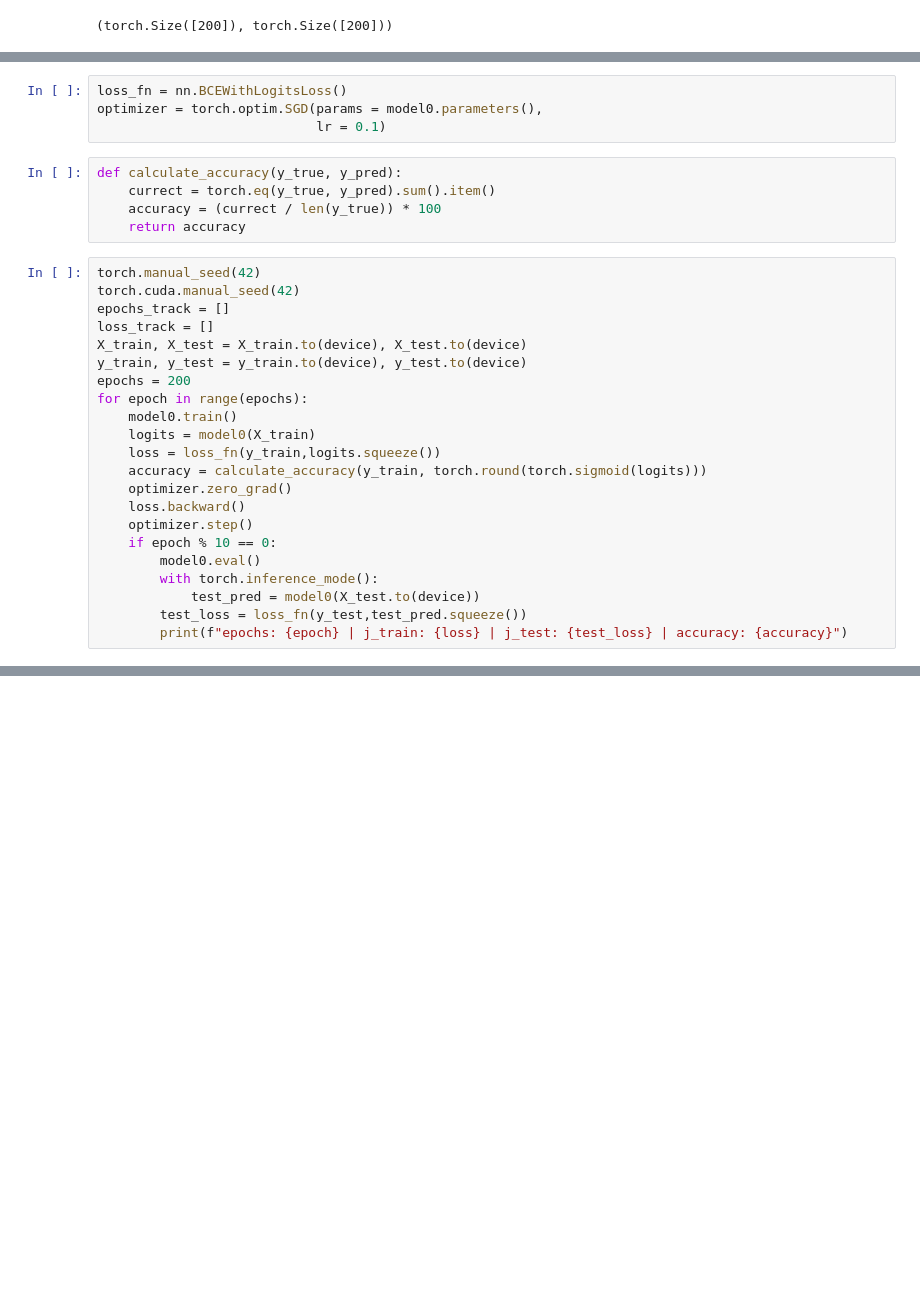
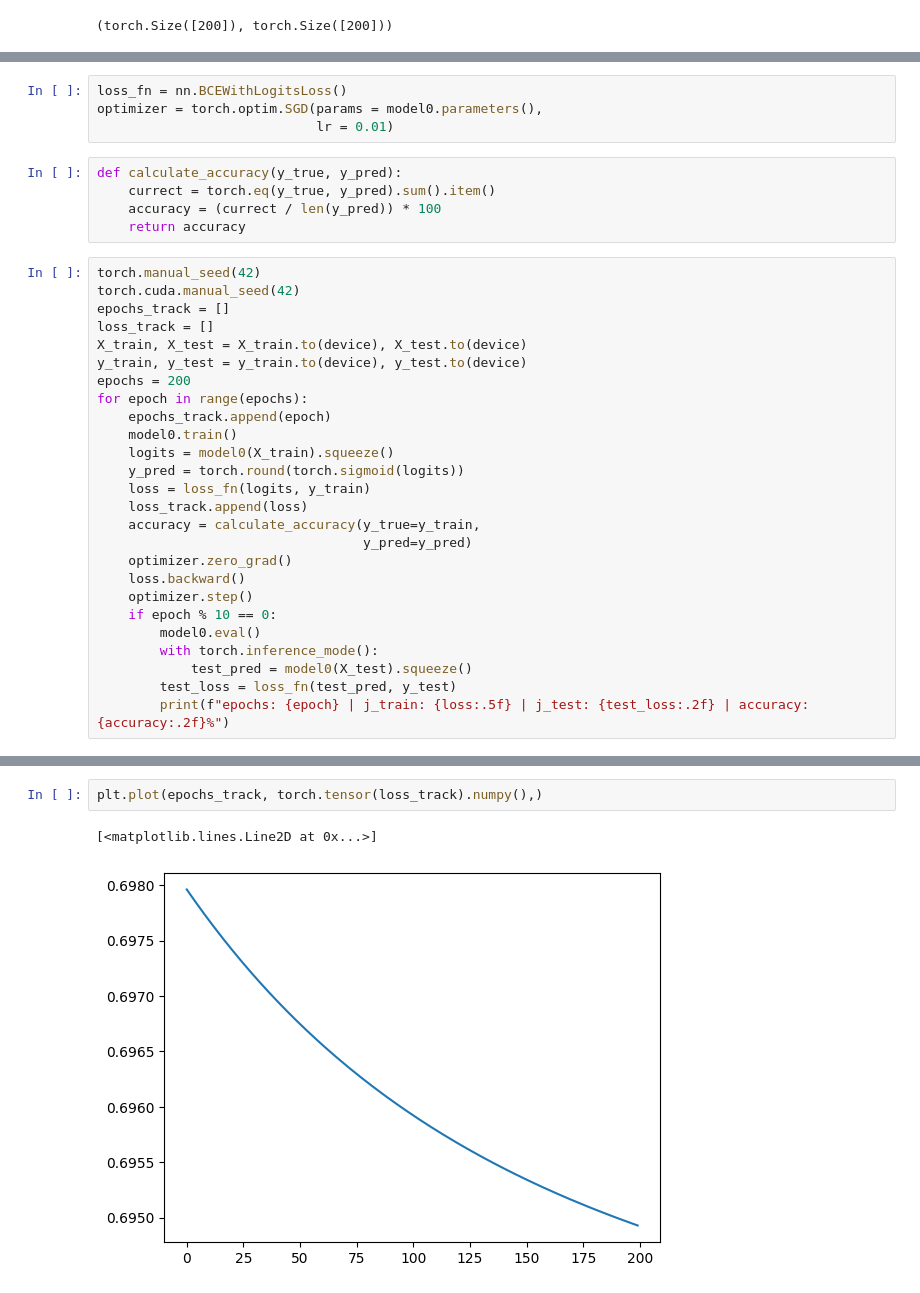
Before and after one commit to midlajmarutha/deeplearning_pytorch, a Jupyter notebook: nn_classification_with_pytorch.ipynb, the cells around one changed output, grey strips where cells are left out. Drawn from its saved outputs; the diff is of its cells as text; blank space fills up the shorter version.

```diff
--- a/nn_classification_with_pytorch.ipynb
+++ b/nn_classification_with_pytorch.ipynb
@@ -108,11 +108,11 @@ pred[:5], y_test[:5]
 # %%
 loss_fn = nn.BCEWithLogitsLoss()
 optimizer = torch.optim.SGD(params = model0.parameters(),
-                            lr = 0.1)
+                            lr = 0.01)
 # %%
 def calculate_accuracy(y_true, y_pred):
     currect = torch.eq(y_true, y_pred).sum().item()
-    accuracy = (currect / len(y_true)) * 100
+    accuracy = (currect / len(y_pred)) * 100
     return accuracy
 # %%
 torch.manual_seed(42)
@@ -123,17 +123,21 @@ X_train, X_test = X_train.to(device), X_test.to(device)
 y_train, y_test = y_train.to(device), y_test.to(device)
 epochs = 200
 for epoch in range(epochs):
+    epochs_track.append(epoch)
     model0.train()
-    logits = model0(X_train)
-    loss = loss_fn(y_train,logits.squeeze())
-    accuracy = calculate_accuracy(y_train, torch.round(torch.sigmoid(logits)))
+    logits = model0(X_train).squeeze()
+    y_pred = torch.round(torch.sigmoid(logits))
+    loss = loss_fn(logits, y_train)
+    loss_track.append(loss)
+    accuracy = calculate_accuracy(y_true=y_train,
+                                  y_pred=y_pred)
     optimizer.zero_grad()
     loss.backward()
     optimizer.step()
     if epoch % 10 == 0:
         model0.eval()
         with torch.inference_mode():
-            test_pred = model0(X_test.to(device))
-        test_loss = loss_fn(y_test,test_pred.squeeze())
-        print(f"epochs: {epoch} | j_train: {loss} | j_test: {test_loss} | accuracy: {accuracy}")
+            test_pred = model0(X_test).squeeze()
+        test_loss = loss_fn(test_pred, y_test)
+        print(f"epochs: {epoch} | j_train: {loss:.5f} | j_test: {test_loss:.2f} | accuracy: {accuracy:.2f}%")
 # %% [output]
@@ -159,0 +177,5 @@ epochs: 190 | j_train: -26802216.0 | j_test: -29542946.0 | accuracy: 40000.0
+# %%
+plt.plot(epochs_track, torch.tensor(loss_track).numpy(),)
+# %% [output]
+[<matplotlib.lines.Line2D at 0x...>]
+[figure, added]
```
Also changed, not shown: parts of 5 cells of this notebook.
